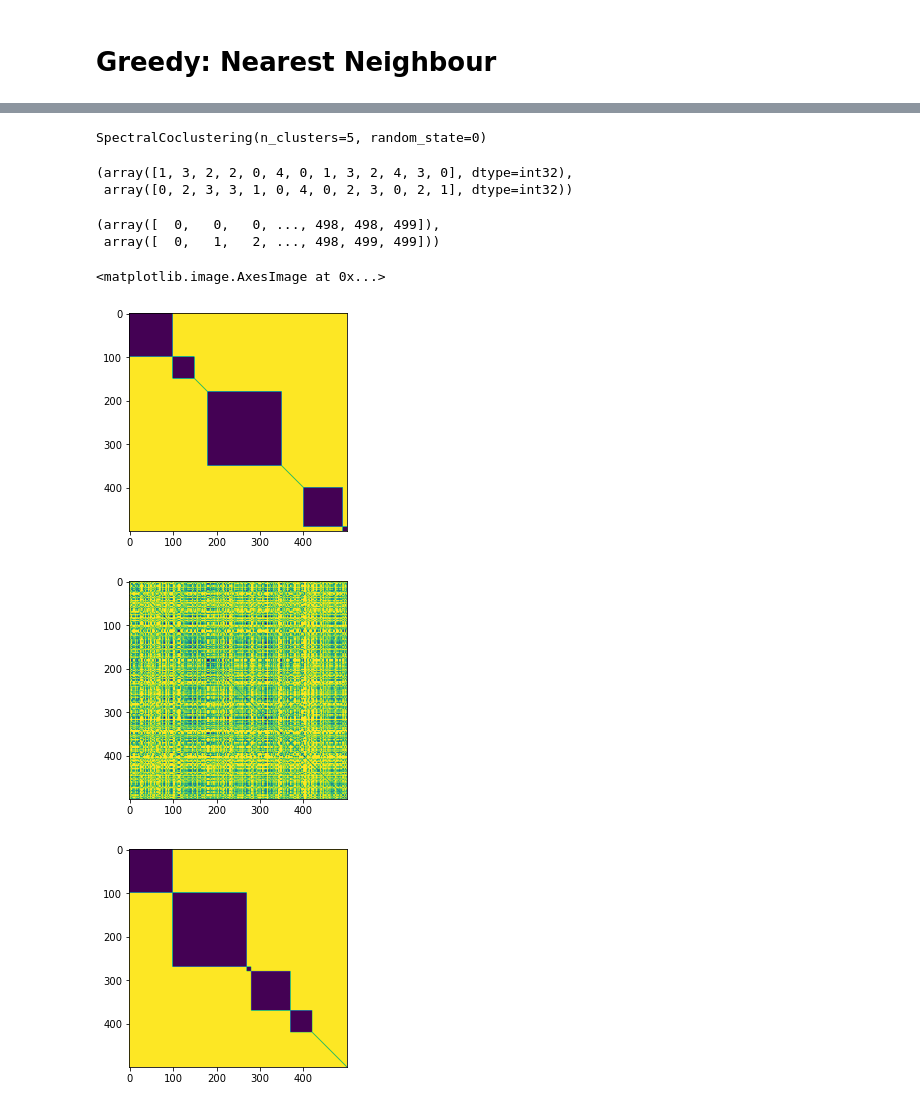
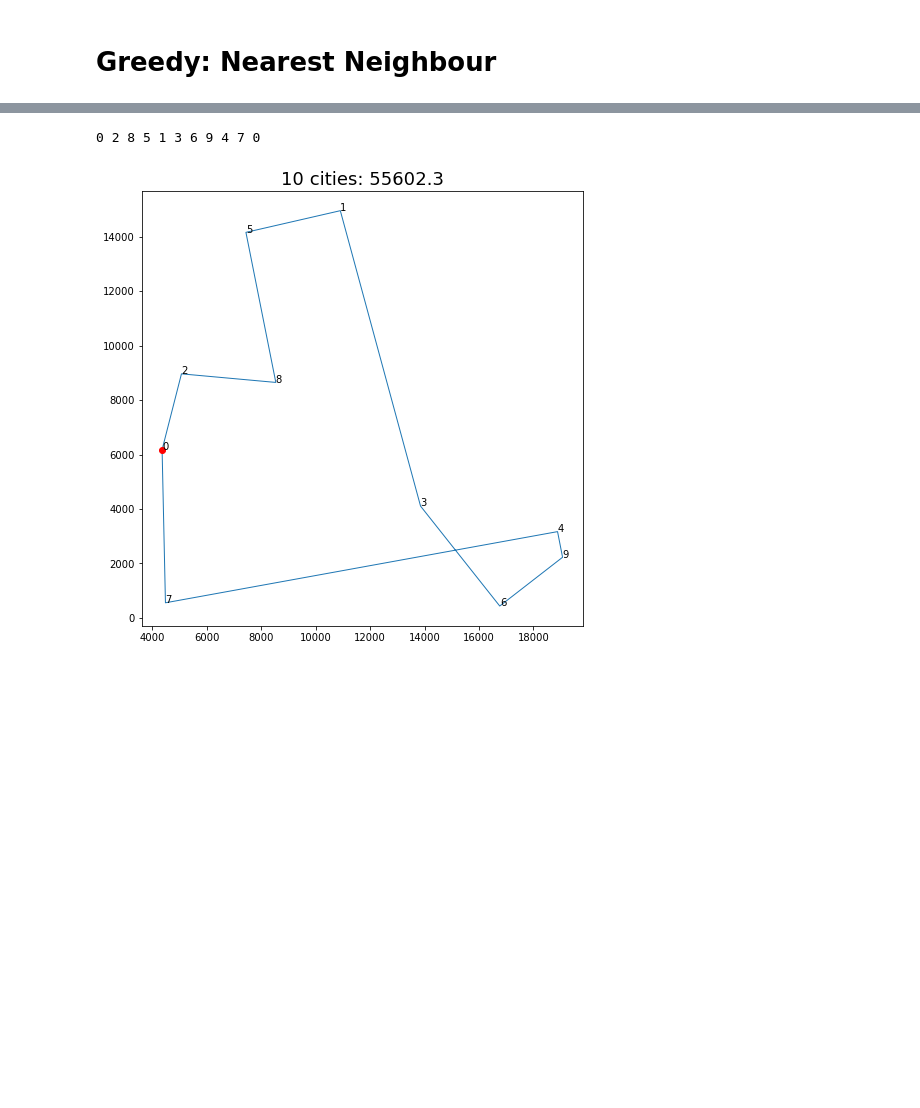
Before and after one commit to javiabellan/optimization, a Jupyter notebook: Kaggle Santa Competitions/santa_2012_TSP/My solution.ipynb, the cells around one changed output, grey strips where cells are left out. Saved outputs shown, nothing was run; the diff lists cells and outputs as text; code cells hidden in the pictures; blank space fills up the shorter version.

```diff
--- a/Kaggle Santa Competitions/santa_2012_TSP/My solution.ipynb
+++ b/Kaggle Santa Competitions/santa_2012_TSP/My solution.ipynb
@@ -112,11 +86,11 @@ def plot_path(path, size=10):
 # Greedy: Nearest Neighbour
 # %%
 def nearest_neighbour(df):
-    ids = df.index.values
-    xy = np.array([df.x.values, df.y.values]).T
+    ids = df.index.values[1:]
+    xy = np.array([df.x.values, df.y.values]).T[1:]
     path = [0,]
-    while len(ids) > 0:
-        last_x, last_y = df.x[path[-1]], df.x[path[-1]]
+    for _ in tqdm(range(len(df)-1)):
+        last_x, last_y = df.x[path[-1]], df.y[path[-1]]
         dist = ((xy - np.array([last_x, last_y]))**2).sum(-1)
         nearest_index = dist.argmin()
         path.append(ids[nearest_index])
@@ -169,11 +100,0 @@ plt.matshow(sorted_dist, cmap=plt.cm.Blues, fignum=1)
-# %%
-def plot_path(path, size=10):
-    df_path = pd.merge(pd.DataFrame({'id':path}), myDF, on='id', how="left")
-
-    plt.figure(figsize=(size,size))
-    plt.subplot(111, adjustable='box', aspect=1.0)
-    plt.plot(df_path.x, df_path.y)
-    plt.title(str(len(path))+' cities', fontsize=18)
-    plt.show()
-
-plot_path(perm, size=5)
@@ -184,10 +100,0 @@ from sklearn.cluster import SpectralCoclustering, SpectralBiclustering
-# %%
-model = SpectralCoclustering(n_clusters=5, random_state=0)
-model.fit(dist)
-# %% [output]
-SpectralCoclustering(n_clusters=5, random_state=0)
-# %%
-model.row_labels_, model.column_labels_
-# %% [output]
-(array([1, 3, 2, 2, 0, 4, 0, 1, 3, 2, 4, 3, 0], dtype=int32),
- array([0, 2, 3, 3, 1, 0, 4, 0, 2, 3, 0, 2, 1], dtype=int32))
@@ -196,44 +101,6 @@ model = SpectralBiclustering(n_clusters=(4, 3), method='log', random_state=0)
-# %%
-np.triu_indices(len(m))
-# %% [output]
-(array([  0,   0,   0, ..., 498, 498, 499]),
- array([  0,   1,   2, ..., 498, 499, 499]))
-# %%
-import matplotlib.pyplot as plt
-import numpy as np
-from scipy.cluster.hierarchy import linkage
-
-# distance matrix
-m = np.zeros((500, 500))
-m[:100, :100] = 1
-m[100:150, 100:150] = 1
-m[180:350, 180:350] = 1
-m[400:490, 400:490] = 1
-m[490:, 490:] = 1
-m = 1 - m
-m[np.arange(500), np.arange(500)] = 0
-
-plt.figure()
-plt.imshow(m)
-
-# shuffle
-perm = np.random.permutation(len(m))
-m = m[perm][:, perm]
-
-plt.figure()
-plt.imshow(m)
-
-# reorder
-y = m[np.triu_indices(len(m), k=1)]
-Z = linkage(y, method='single', optimal_ordering=True)
-perm = np.ravel(Z[:, :2]).astype(np.int32)
-perm = perm[perm < len(m)]
-m = m[perm][:, perm]
-
-plt.figure()
-plt.imshow(m)
-# %% [output]
-<matplotlib.image.AxesImage at 0x...>
-[figure, removed]
-[figure, removed]
-[figure, removed]
+# %%
+path = nearest_neighbour(df[:10])
+plot_path(path, df[:10], size=8, verbose=True)
+# %% [output]
+0 2 8 5 1 3 6 9 4 7 0
+[figure, added]
```
Also changed, not shown: parts of 25 cells of this notebook, 1 other file.
